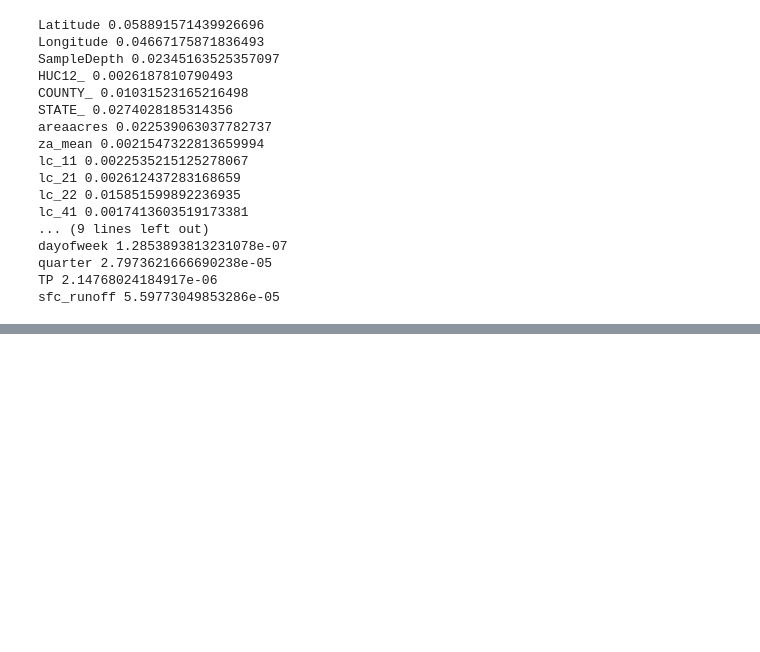
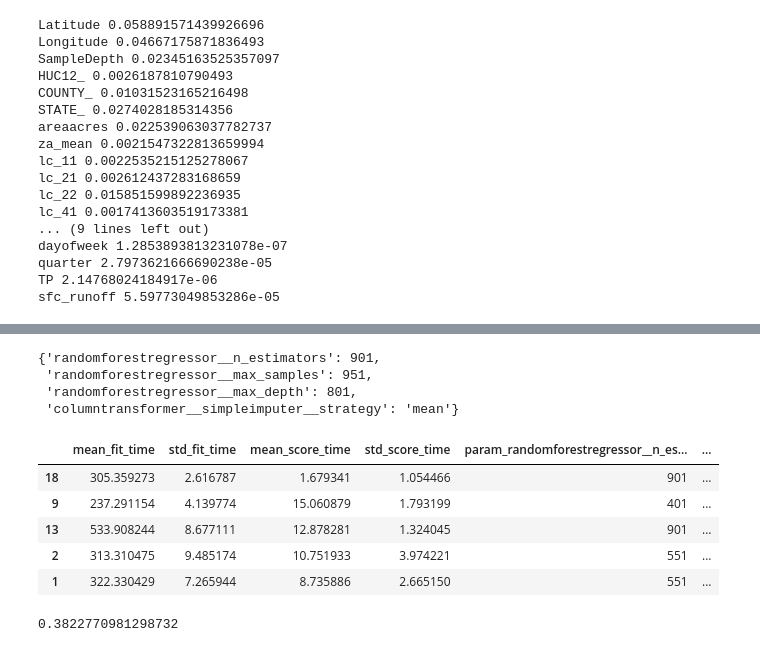
Before and after one commit to teamHackTheBay/hackTheBay, a Jupyter notebook: randomForest.ipynb, the cells around one changed output, grey strips where cells are left out. Saved outputs shown, nothing was run; the diff lists cells and outputs as text; code cells hidden in the pictures; blank space fills up the shorter version.

```diff
--- a/randomForest.ipynb
+++ b/randomForest.ipynb
@@ -505,0 +605,3 @@ sfc_runoff 5.59773049853286e-05
+# %%
+rf = RandomForestRegressor(verbose = True, n_jobs = -1)
+pipe = make_pipeline(ct2, rf)
@@ -505,0 +620,12 @@ sfc_runoff 5.59773049853286e-05
+# %%
+#Set Parameters
+params = {}
+params['columntransformer__simpleimputer__strategy'] = ['mean', 'median', 'most_frequent', 'constant']
+params['randomforestregressor__max_depth'] = np.arange(1, 1000,50)
+params['randomforestregressor__n_estimators'] = np.arange(1, 1000,50)
+params['randomforestregressor__max_samples'] = np.arange(1, 1000,50)
+# %%
+#Grid for hypertuning
+gridRF = RandomizedSearchCV(pipe, params, cv = 5, n_jobs = -1, random_state = 777, n_iter = 20)
+# %%
+gridRF.fit(X_train,y_train)
@@ -505,0 +656,22 @@ sfc_runoff 5.59773049853286e-05
+# %%
+gridRF.best_params_
+# %% [output]
+{'randomforestregressor__n_estimators': 901,
+ 'randomforestregressor__max_samples': 951,
+ 'randomforestregressor__max_depth': 801,
+ 'columntransformer__simpleimputer__strategy': 'mean'}
+# %%
+#Look at model results
+results = pd.DataFrame(gridRF.cv_results_)
+results.sort_values('rank_test_score').head()
+# %% [output]
+|  | mean_fit_time | std_fit_time | mean_score_time | std_score_time | param_randomforestregressor__n_es... | ... |
+| 18 | 305.359273 | 2.616787 | 1.679341 | 1.054466 | 901 | ... |
+| 9 | 237.291154 | 4.139774 | 15.060879 | 1.793199 | 401 | ... |
+| 13 | 533.908244 | 8.677111 | 12.878281 | 1.324045 | 901 | ... |
+| 2 | 313.310475 | 9.485174 | 10.751933 | 3.974221 | 551 | ... |
+| 1 | 322.330429 | 7.265944 | 8.735886 | 2.665150 | 551 | ... |
+# %%
+gridRF.best_score_
+# %% [output]
+0.3822770981298732
```
Also changed, not shown: parts of 17 cells of this notebook.
